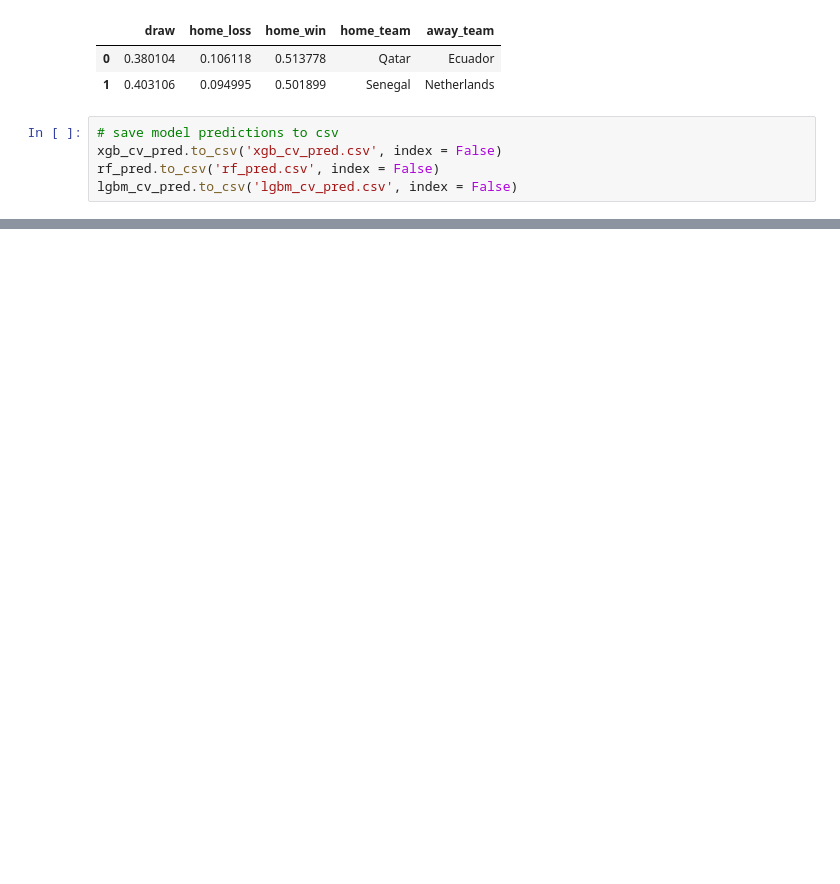
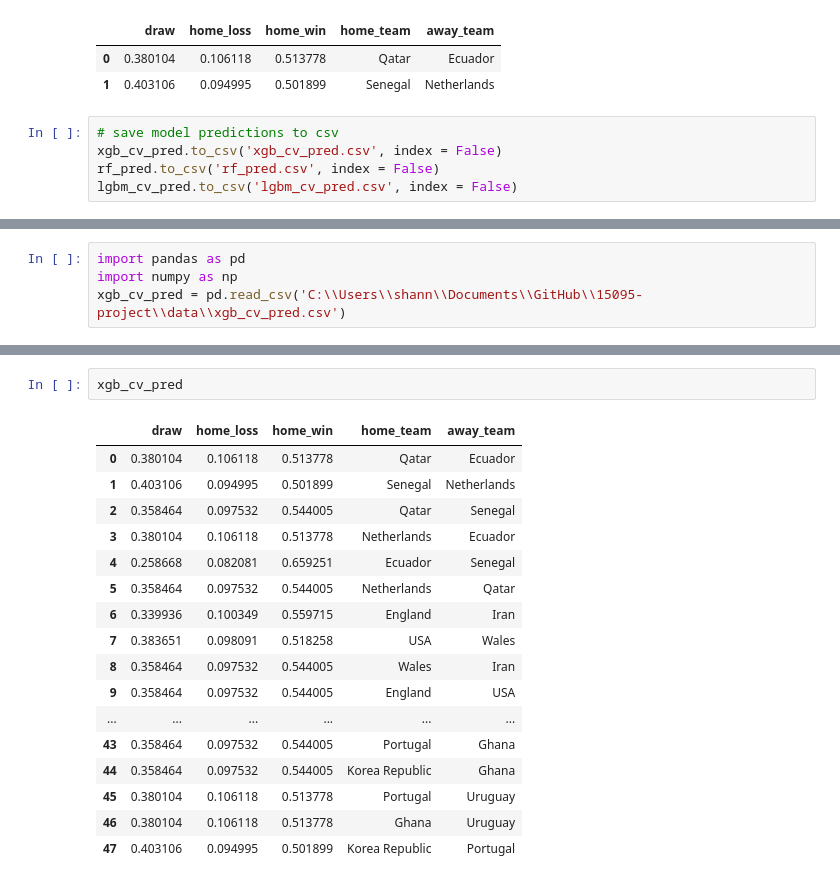
Before and after one commit to shannan-liu1/15095-project, a Jupyter notebook: notebooks/xgboost-rf-lgbm-shannan.ipynb, the cells around one changed output, grey strips where cells are left out. Cells and saved outputs as stored; diff of their text form; blank space fills up the shorter version.

```diff
--- a/notebooks/xgboost-rf-lgbm-shannan.ipynb
+++ b/notebooks/xgboost-rf-lgbm-shannan.ipynb
@@ -565,0 +583,4 @@ lgbm_cv_pred.to_csv('lgbm_cv_pred.csv', index = False)
+# %%
+import pandas as pd
+import numpy as np
+xgb_cv_pred = pd.read_csv('C:\\Users\\shann\\Documents\\GitHub\\15095-project\\data\\xgb_cv_pred.csv')
@@ -565,0 +593,20 @@ lgbm_cv_pred.to_csv('lgbm_cv_pred.csv', index = False)
+# %%
+xgb_cv_pred
+# %% [output]
+|  | draw | home_loss | home_win | home_team | away_team |
+| 0 | 0.380104 | 0.106118 | 0.513778 | Qatar | Ecuador |
+| 1 | 0.403106 | 0.094995 | 0.501899 | Senegal | Netherlands |
+| 2 | 0.358464 | 0.097532 | 0.544005 | Qatar | Senegal |
+| 3 | 0.380104 | 0.106118 | 0.513778 | Netherlands | Ecuador |
+| 4 | 0.258668 | 0.082081 | 0.659251 | Ecuador | Senegal |
+| 5 | 0.358464 | 0.097532 | 0.544005 | Netherlands | Qatar |
+| 6 | 0.339936 | 0.100349 | 0.559715 | England | Iran |
+| 7 | 0.383651 | 0.098091 | 0.518258 | USA | Wales |
+| 8 | 0.358464 | 0.097532 | 0.544005 | Wales | Iran |
+| 9 | 0.358464 | 0.097532 | 0.544005 | England | USA |
+| ... | ... | ... | ... | ... | ... |
+| 43 | 0.358464 | 0.097532 | 0.544005 | Portugal | Ghana |
+| 44 | 0.358464 | 0.097532 | 0.544005 | Korea Republic | Ghana |
+| 45 | 0.380104 | 0.106118 | 0.513778 | Portugal | Uruguay |
+| 46 | 0.380104 | 0.106118 | 0.513778 | Ghana | Uruguay |
+| 47 | 0.403106 | 0.094995 | 0.501899 | Korea Republic | Portugal |
```
Also changed, not shown: parts of 17 cells of this notebook, 6 other files.
